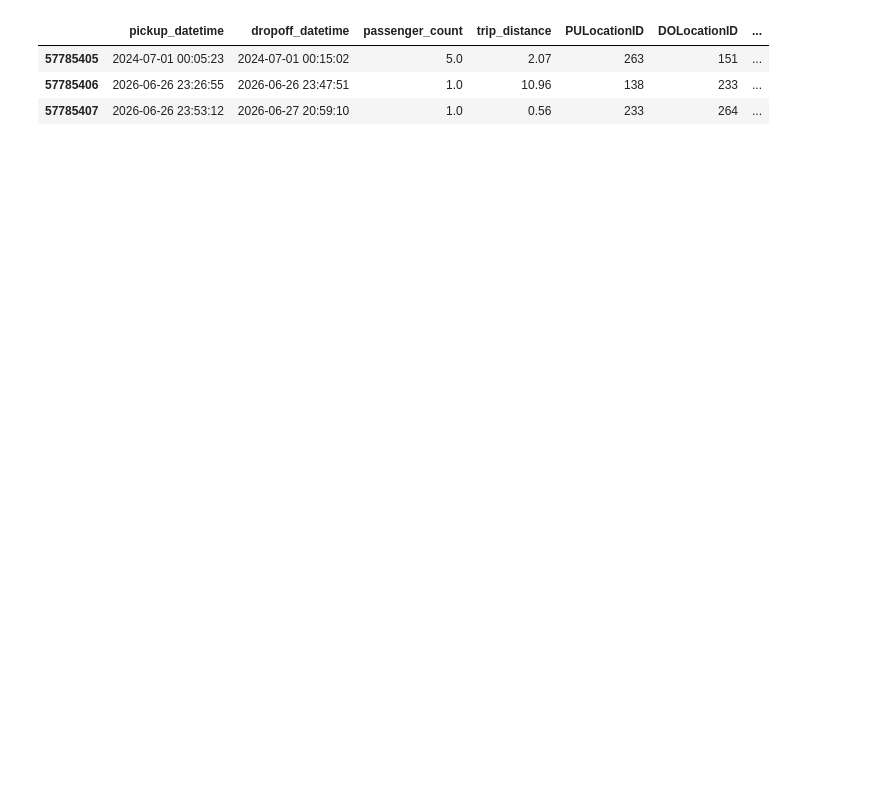
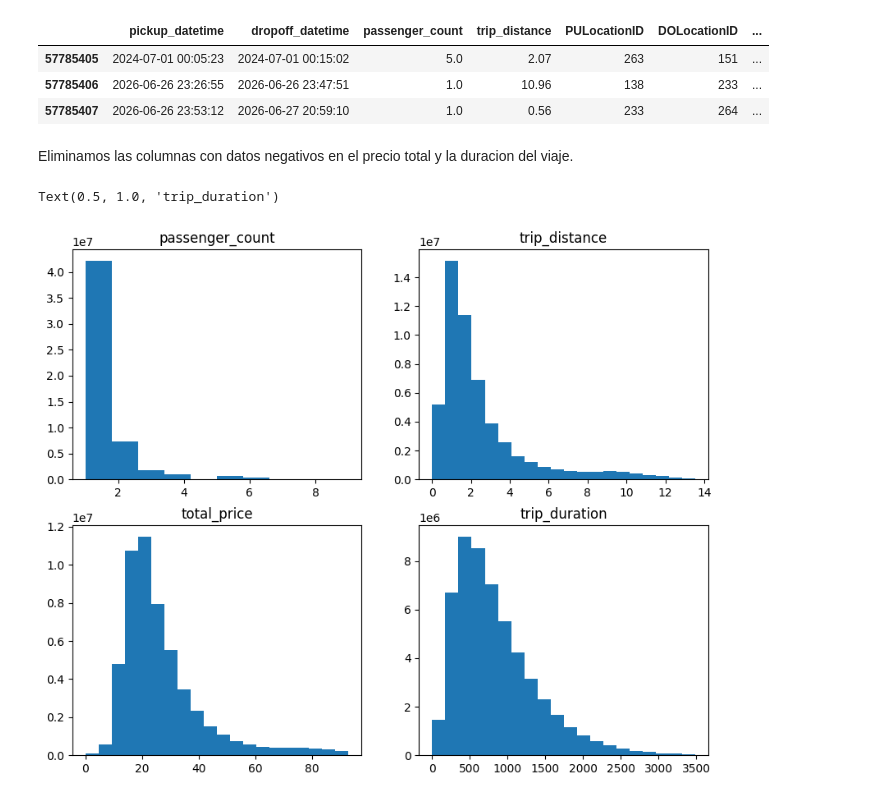
Before and after one commit to Pableren/Cab_Data_Cruise, a Jupyter notebook: Eda.ipynb, the cells around one changed output. Saved outputs shown, nothing was run; the diff lists cells and outputs as text; code cells hidden in the pictures; blank space fills up the shorter version.

```diff
--- a/Eda.ipynb
+++ b/Eda.ipynb
@@ -11,3 +13,37 @@ df.tail(3)
 | 57785405 | 2024-07-01 00:05:23 | 2024-07-01 00:15:02 | 5.0 | 2.07 | 263 | 151 | ... |
 | 57785406 | 2026-06-26 23:26:55 | 2026-06-26 23:47:51 | 1.0 | 10.96 | 138 | 233 | ... |
 | 57785407 | 2026-06-26 23:53:12 | 2026-06-27 20:59:10 | 1.0 | 0.56 | 233 | 264 | ... |
+# %%
+Q1_trip_distance = df['trip_distance'].quantile(0.15)
+Q3_trip_distance = df['trip_distance'].quantile(0.85)
+IQR_trip_distance = Q3_trip_distance - Q1_trip_distance
+Q1_total_price = df['total_price'].quantile(0.15)
+Q3_total_price = df['total_price'].quantile(0.85)
+IQR_total_price = Q3_total_price - Q1_total_price
+
+Q1_trip_duration = df['trip_duration'].quantile(0.15)
+Q3_trip_duration = df['trip_duration'].quantile(0.85)
+IQR_trip_duration = Q3_trip_duration - Q1_trip_duration
+
+# df without outliers
+df_withoutliers = df[~((df['trip_distance'] < (Q1_trip_distance - 1.5 * IQR_trip_distance)) | (df['trip_distance'] > (Q3_trip_distance + 1.5 * IQR_trip_distance)))]
+df_withoutliers = df_withoutliers[~((df_withoutliers['total_price'] < (Q1_total_price - 1.5 * IQR_total_price)) | (df_withoutliers['total_price'] > (Q3_total_price + 1.5 * IQR_total_price)))]
+df_withoutliers = df_withoutliers[~((df_withoutliers['trip_duration'] < (Q1_trip_duration - 1.5 * IQR_trip_duration)) | (df_withoutliers['trip_duration'] > (Q3_trip_duration + 1.5 * IQR_trip_duration)))]
+# %% [markdown]
+Eliminamos las columnas con datos negativos en el precio total y la duracion del viaje.
+# %%
+df_withoutliers = df_withoutliers[df_withoutliers['total_price'] >= 0]
+df_withoutliers = df_withoutliers[df_withoutliers['trip_duration'] >= 0]
+# %%
+fig, axs = plt.subplots(2, 2, figsize=(10, 8))
+axs[0,0].hist(df_withoutliers['passenger_count'])
+axs[0,0].set_title('passenger_count')
+axs[0,1].hist(df_withoutliers['trip_distance'], bins=20)
+axs[0,1].set_title('trip_distance')
+axs[1,0].hist(df_withoutliers['total_price'], bins=20)
+axs[1,0].set_title('total_price')
+axs[1,1].hist(df_withoutliers['trip_duration'], bins=20)
+axs[1,1].set_title('trip_duration')
+# %% [output]
+Text(0.5, 1.0, 'trip_duration')
+[figure, added]
```
Also changed, not shown: parts of 1 cell of this notebook.
